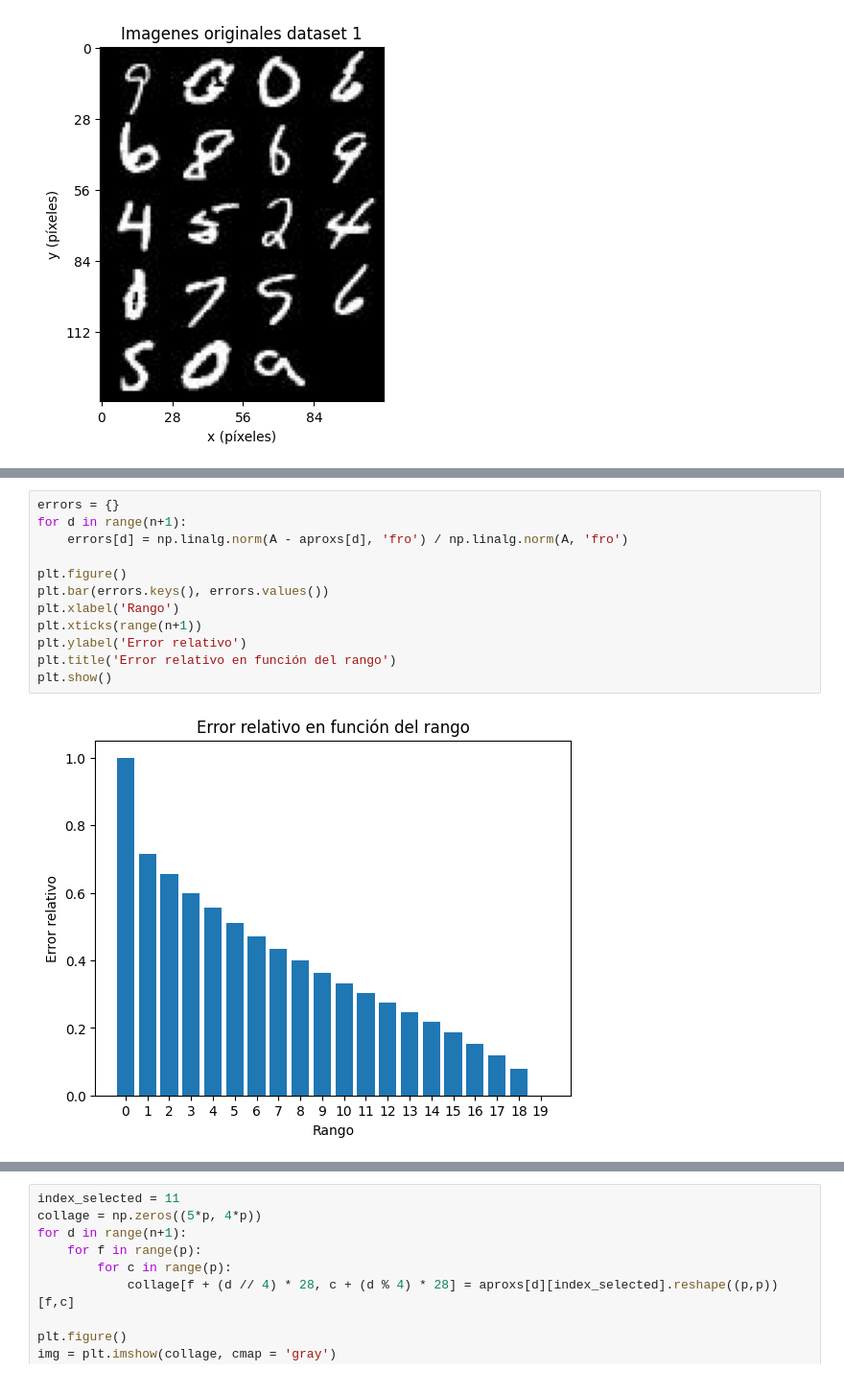
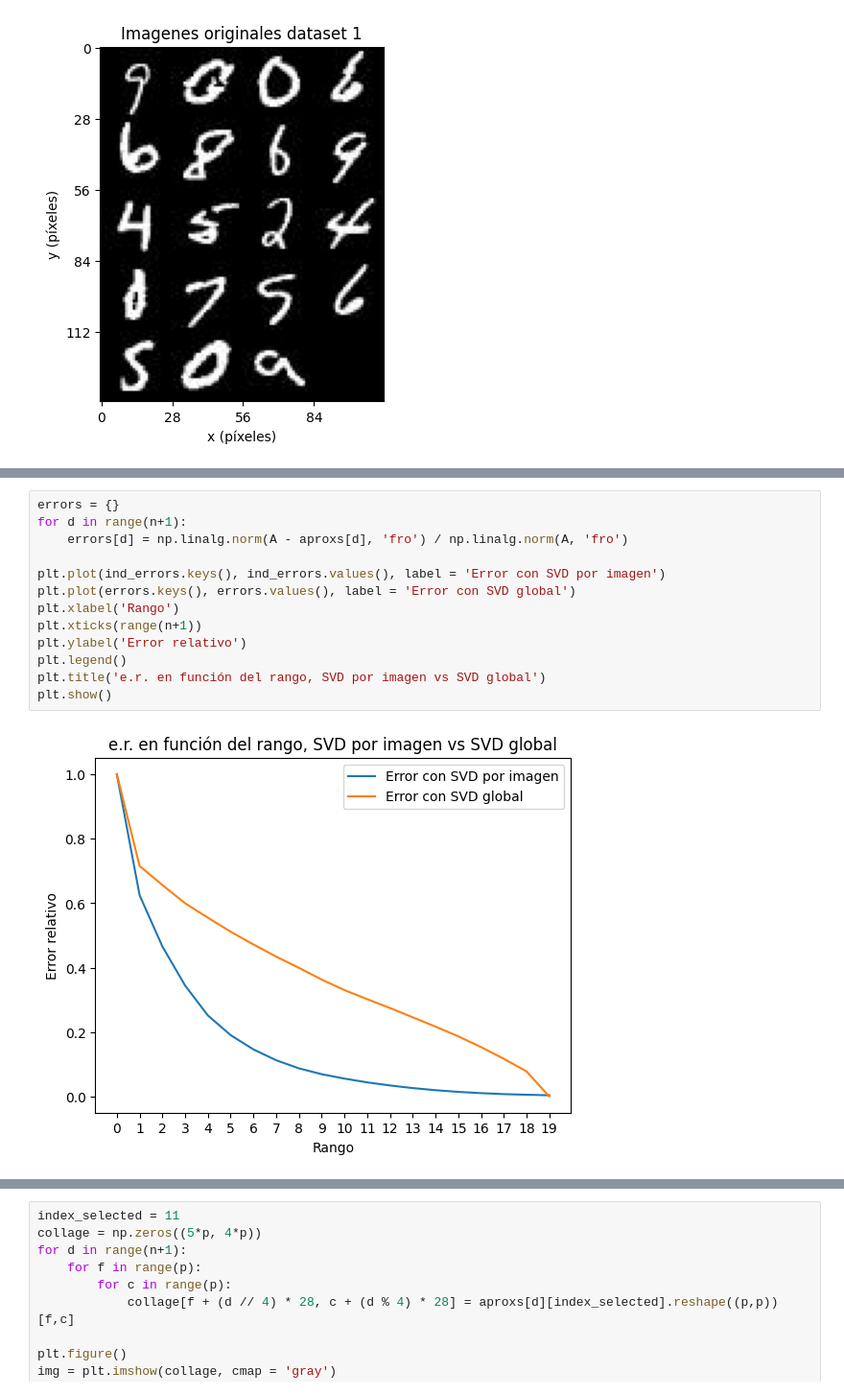
Before and after one commit to BrunoDC-dev/Metodos-numericos-2, a Jupyter notebook: TP3/p2.ipynb, the cells around one changed output, grey strips where cells are left out. Shown at 96% size. Drawn from its saved outputs; the diff is of its cells as text.

```diff
--- a/TP3/p2.ipynb
+++ b/TP3/p2.ipynb
@@ -71,14 +99,15 @@ for d in (1, 5, 15):
 # %%
 errors = {}
 for d in range(n+1):
     errors[d] = np.linalg.norm(A - aproxs[d], 'fro') / np.linalg.norm(A, 'fro')
 
-plt.figure()
-plt.bar(errors.keys(), errors.values())
+plt.plot(ind_errors.keys(), ind_errors.values(), label = 'Error con SVD por imagen')
+plt.plot(errors.keys(), errors.values(), label = 'Error con SVD global')
 plt.xlabel('Rango')
 plt.xticks(range(n+1))
 plt.ylabel('Error relativo')
-plt.title('Error relativo en función del rango')
+plt.legend()
+plt.title('e.r. en función del rango, SVD por imagen vs SVD global')
 plt.show()
 # %% [output]
-[figure, old version]
+[figure, new version]
```
Also changed, not shown: parts of 9 cells of this notebook.
